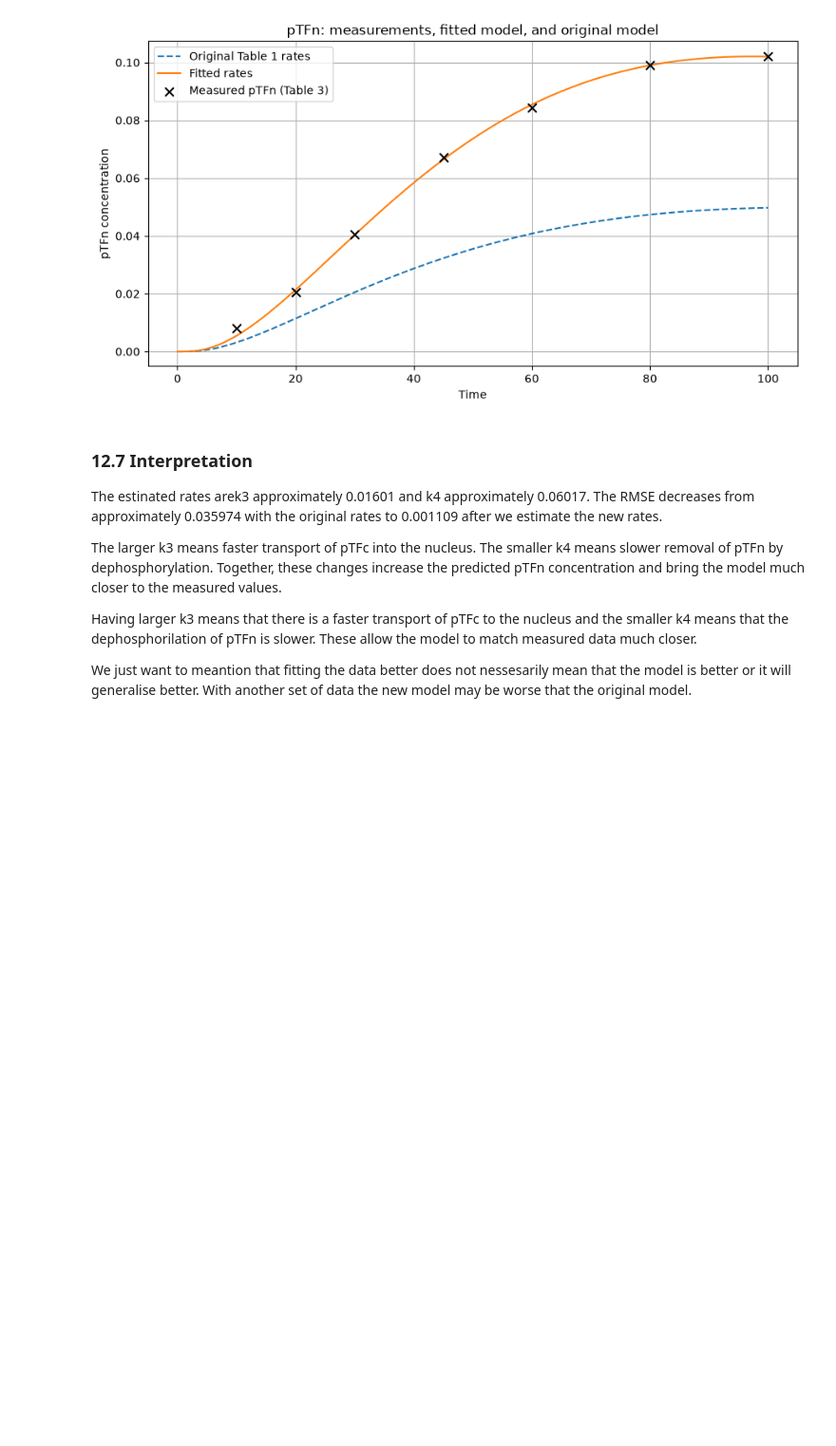
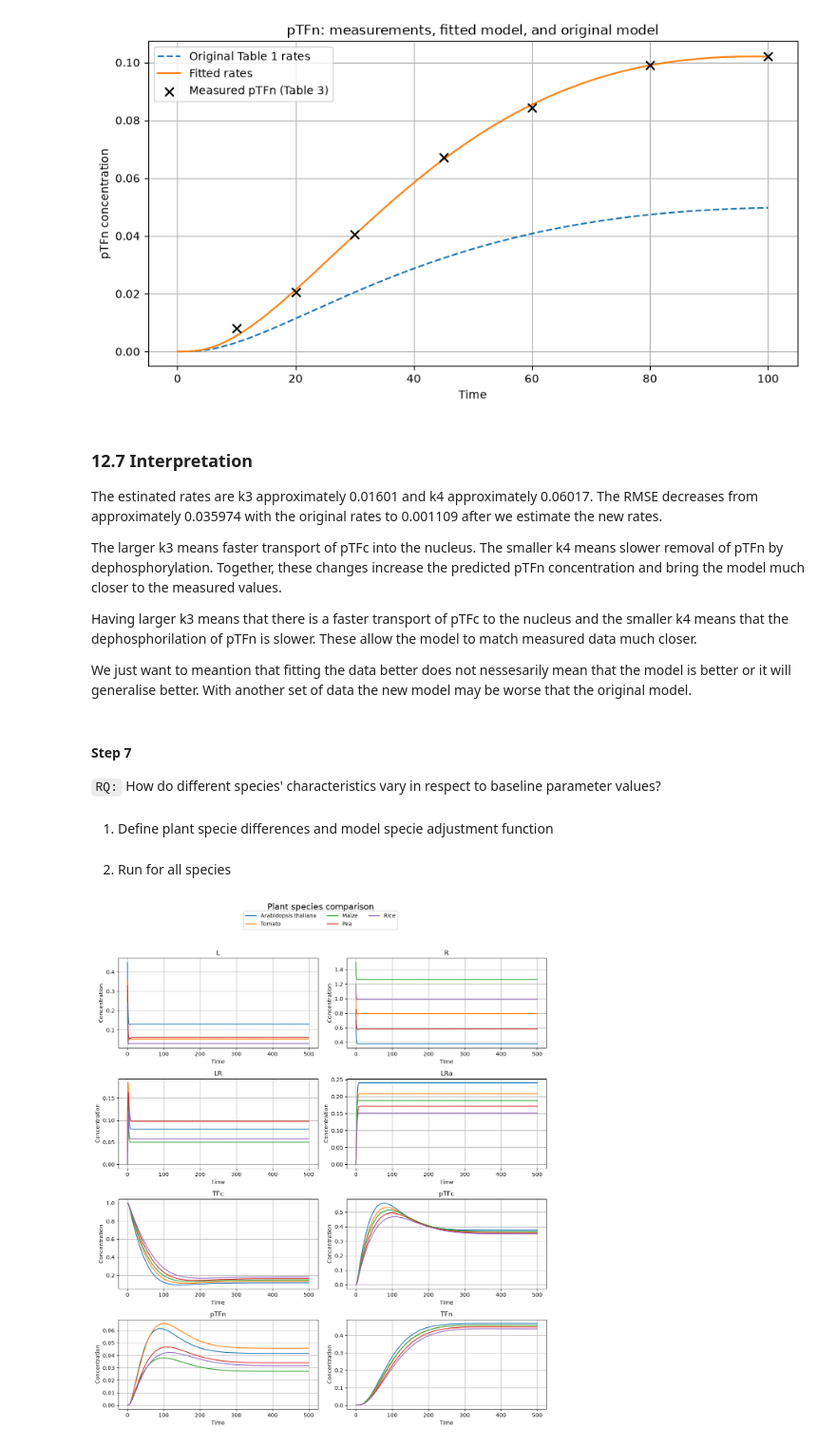
Before and after one commit to DaniAngelov17/modeling-biosystems, a Jupyter notebook: section1_modelling.ipynb, the cells around one changed output. Shown at 95% size. Drawn from its saved outputs; the diff is of its cells as text; code cells hidden in the pictures; blank space fills up the shorter version.

```diff
--- a/section1_modelling.ipynb
+++ b/section1_modelling.ipynb
@@ -28,6 +28,9 @@ KM = 1.0
 k3 = 0.01
 k4 = 0.1
 k5 = 0.008
+
+# Full model parameter vector: [k1, km1, k2, km2, kcat, KM, k3, k4, k5]
+parameters = np.array([k1, km1, k2, km2, kcat, KM, k3, k4, k5], dtype=float)
 # %% [markdown]
 ## 3. Initial concentrations
 
@@ -48,6 +51,8 @@ We pass k3 and k4 into the function because these are the two rates estimated in
 # %%
 # Differential equations
-def plant_growth(t, y, k3, k4):
+def plant_growth(t, y, parameters):
+    """Return species derivatives for [k1, km1, k2, km2, kcat, KM, k3, k4, k5]."""
+    k1, km1, k2, km2, kcat, KM, k3, k4, k5 = parameters
 
     L, R, LR, LRa, TFc, pTFc, pTFn, TFn = y
 
@@ -91,7 +96,7 @@ solution = solve_ivp(
     time_interval,
     y0,
     t_eval=time_points,
-    args=(k3, k4)  # Using the original Table 1 rates for this simulation.
+    args=(parameters,)  # Pass the full vector as one argument using the Table 1 rates.
 )
 # %% [markdown]
 ## 8. Extract results
@@ -316,10 +326,15 @@ plt.show()
 # %% [markdown]
 ### 12.7 Interpretation
 
-The estinated rates arek3 approximately 0.01601 and k4 approximately 0.06017. The RMSE decreases from approximately 0.035974 with the original rates to 0.001109 after we estimate the new rates.
+The estinated rates are k3 approximately 0.01601 and k4 approximately 0.06017. The RMSE decreases from approximately 0.035974 with the original rates to 0.001109 after we estimate the new rates.
 
 The larger k3 means faster transport of pTFc into the nucleus. The smaller k4 means slower removal of pTFn by dephosphorylation. Together, these changes increase the predicted pTFn concentration and bring the model much closer to the measured values.
 
 Having larger k3 means that there is a faster transport of pTFc to the nucleus and the smaller k4 means that the dephosphorilation of pTFn is slower. These allow the model to match measured data much closer.
 
 We just want to meantion that fitting the data better does not nessesarily mean that the model is better or it will generalise better. With another set of data the new model may be worse that the original model.
+# %% [markdown]
+#### Step 7
+`RQ:` How do different species' characteristics vary in respect to baseline parameter values?
+# %% [markdown]
+1. Define plant specie differences and model specie adjustment function
@@ -325,0 +364,48 @@ We just want to meantion that fitting the data better does not nessesarily mean
+# %% [markdown]
+2. Run for all species
+# %%
+plant_names = ["Arabidopsis thaliana", "Tomato", "Maize", "Pea", "Rice"]
+specie_set_y0 = [
+    adjust_vector_with_weights(y0, adj)
+    for adj in [arabidopsis_thaliana, tomato, maize, pea, rice]
+]
+specie_set_parameters = [
+    adjust_vector_with_weights(parameters, adj)
+    for adj in [
+        arabidopsis_thaliana_parameters, tomato_parameters,
+        maize_parameters, pea_parameters, rice_parameters
+    ]
+]
+
+# Simulate each plant using its adjusted initial conditions and parameters.
+solutions = []
+for plant_name, plant_y0, plant_parameters in zip(
+    plant_names, specie_set_y0, specie_set_parameters
+):
+    plant_solution = solve_ivp(
+        plant_growth,
+        time_interval,
+        plant_y0,
+        t_eval=time_points,
+        args=(plant_parameters,)
+    )
+    solutions.append(plant_solution)
+
+# One subplot per model species, with one line per plant.
+fig, axes = plt.subplots(4, 2, figsize=(12, 14))
+for i, ax in enumerate(axes.flat):
+    for plant_name, plant_solution in zip(plant_names, solutions):
+        ax.plot(plant_solution.t, plant_solution.y[i], label=plant_name)
+    ax.set_title(species[i])
+    ax.set_xlabel("Time")
+    ax.set_ylabel("Concentration")
+    ax.grid(True)
+
+# The same plant colors are used across all eight subplots.
+handles, labels = axes.flat[0].get_legend_handles_labels()
+fig.suptitle("Plant species comparison", fontsize=16)
+fig.legend(handles, labels, loc="upper center", bbox_to_anchor=(0.5, 0.97), ncol=3)
+fig.tight_layout(rect=(0, 0, 1, 0.93))
+plt.show()
+# %% [output]
+[figure, added]
```
Also changed, not shown: parts of 12 cells of this notebook.
